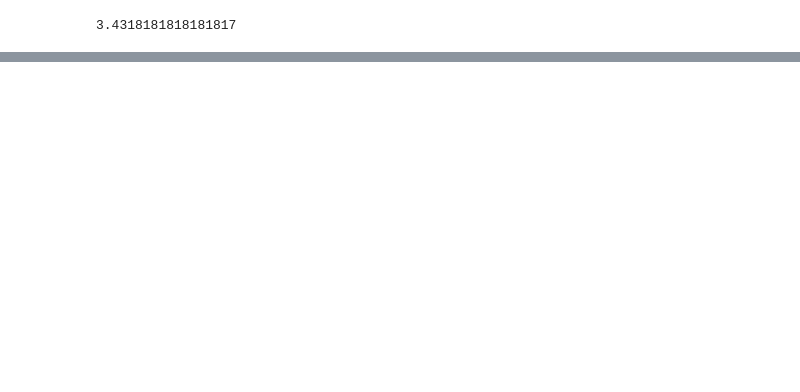
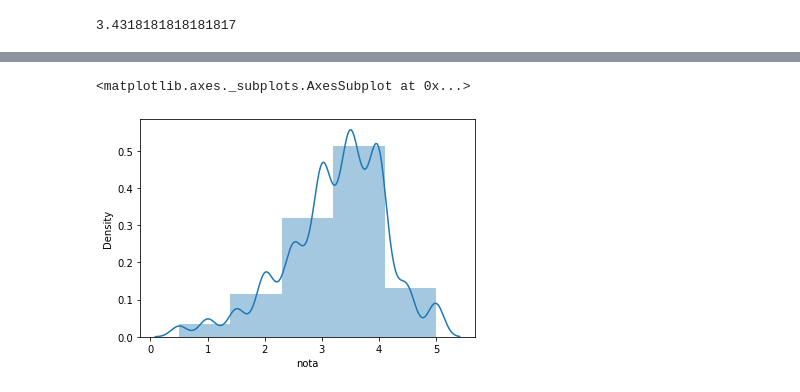
Before and after one commit to gulorenco/Aulas_alura_01, a Jupyter notebook: primeira_aula.ipynb, the cells around one changed output, grey strips where cells are left out. Drawn from its saved outputs; the diff is of its cells as text; code cells hidden in the pictures; blank space fills up the shorter version.

```diff
--- a/primeira_aula.ipynb
+++ b/primeira_aula.ipynb
@@ -143,0 +222,5 @@ notas.query('filmeId==2').nota.mean()
+# %%
+sns.distplot(medias_por_filme, bins= 5)
+# %% [output]
+<matplotlib.axes._subplots.AxesSubplot at 0x...>
+[figure, added]
```
Also changed, not shown: parts of 20 cells of this notebook.
